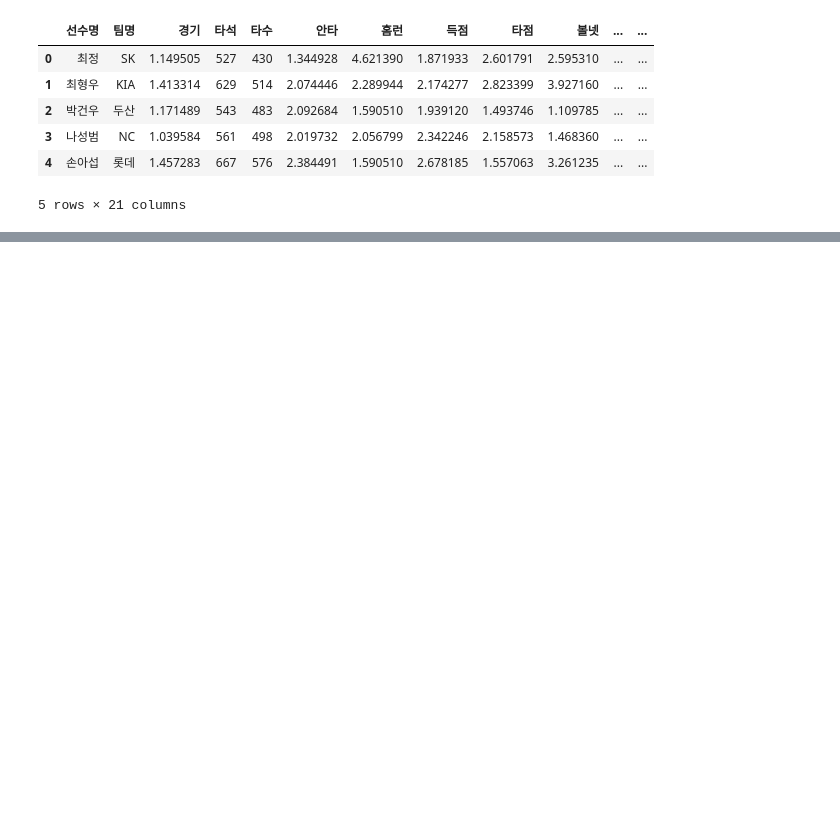
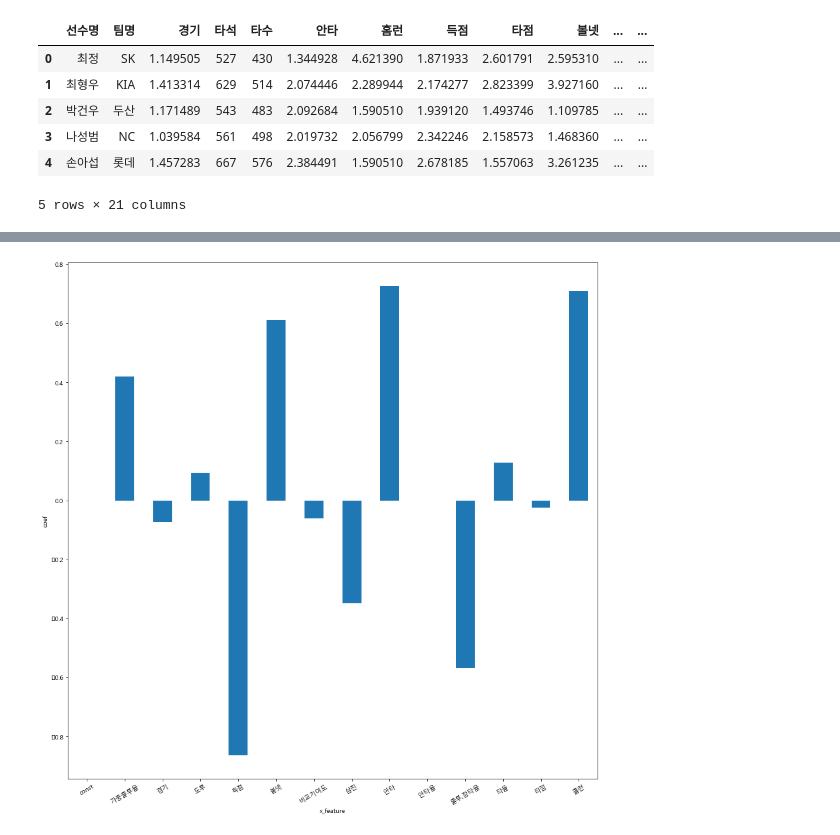
Before and after one commit to JMK92/Chungnam, a Jupyter notebook: Study/2. 빅데이터/Project/100. batters.ipynb, the cells around one changed output, grey strips where cells are left out. Cells and saved outputs as stored; diff of their text form; code cells hidden in the pictures; blank space fills up the shorter version.

```diff
--- a/Study/2. 빅데이터/Project/100. batters.ipynb
+++ b/Study/2. 빅데이터/Project/100. batters.ipynb
@@ -82,0 +74,11 @@ bat_df.drop(['타석', '타수', '출루율', '장타율', '연봉(2018)'], axis
+# %%
+import statsmodels.api as sm
+
+y = batter_df['연봉(2017)']
+X = batter_df[batter_df.columns.difference(['선수명','팀명','연봉(2017)'])]
+
+# X_train = sm.add_constant(X_train)
+# model = sm.OLS(y_train, X_train).fit()
+X = sm.add_constant(X)
+model = sm.OLS(y, X).fit()
+model.summary()
@@ -83 +117,16 @@ bat_df.drop(['타석', '타수', '출루율', '장타율', '연봉(2018)'], axis
+# %%
+# 회귀계수를 이용해서 시각화
+plt.rcParams['figure.figsize'] = [15,15]
+coefs = model.params.tolist()      # params = parameters
+coef_series = pd.Series(coefs)
+
+x_labels = model.params.index.tolist()
+
+ax = coef_series.plot(kind = 'bar')
+ax.set_ylabel('coef')
+ax.set_xlabel('x_feature')
+ax.set_xticklabels(x_labels, rotation=30)
+plt.show()
+# %% [output]
+[figure, added]
 # %%
```
Also changed, not shown: parts of 19 cells of this notebook.
